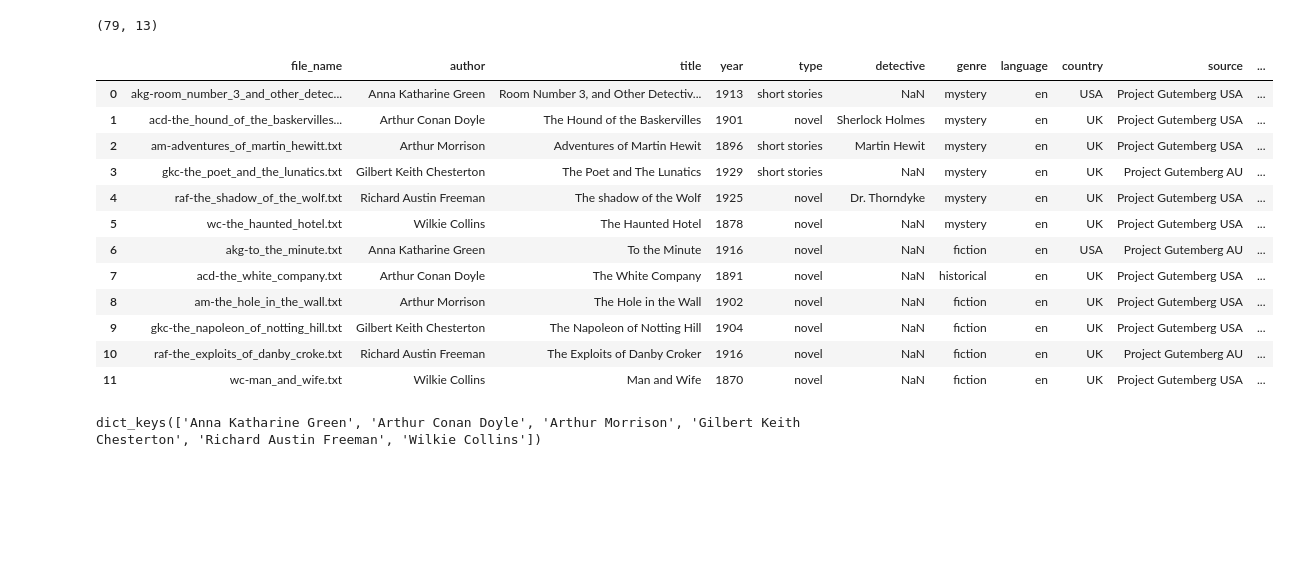
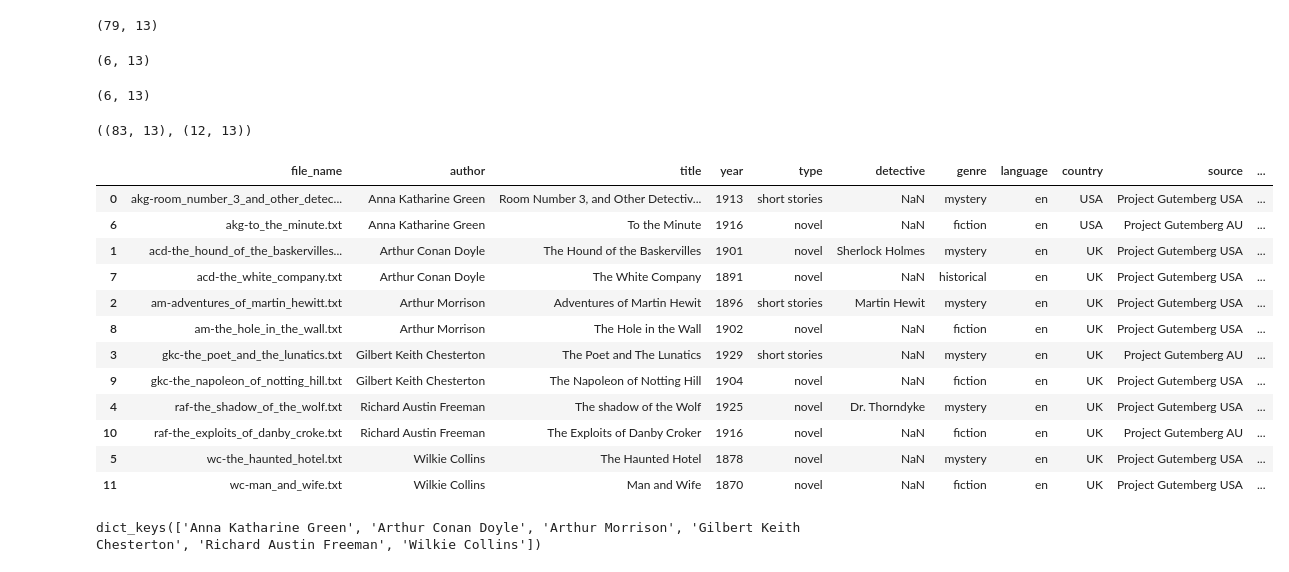
Before and after one commit to Elle518/whodunit-stylometry, a Jupyter notebook: notebooks/02_classic_stylometric_tests.ipynb, the cells around one changed output. Drawn from its saved outputs; the diff is of its cells as text; code cells hidden in the pictures; blank space fills up the shorter version.

```diff
--- a/notebooks/02_classic_stylometric_tests.ipynb
+++ b/notebooks/02_classic_stylometric_tests.ipynb
@@ -65,22 +63,32 @@ df_meta_f = df_meta[df_meta["genre"] == "mystery"].copy()
 df_meta_f.shape
 # %% [output]
 (79, 13)
+# %%
+# Nos quedamos con una muestra de 1 texto de misterio
+# por autor para probar la efectividad de los tests
+# para identificar al autor de un texto desconocido.
+df_test = df_meta_f.groupby("author", group_keys=False).sample(n=1, random_state=SEED)
+df_test.shape
+# %% [output]
+(6, 13)
 # %%
-# Nos quedamos con dos textos de prueba que no son del
+# Nos quedamos con 1 texto de prueba que no es del
 # género de misterio para poder evaluar la capacidad
 # de los métodos para discriminar con otros géneros
 df_test_nm = df_meta[df_meta["genre"] != "mystery"].groupby("author", group_keys=False).sample(n=1, random_state=SEED)
+df_test_nm.shape
+# %% [output]
+(6, 13)
 # %%
-# Nos quedamos con una muestra de 1 texto por
-# autor para probar la efectividad de los tests
-# para identificar al autor de un texto desconocido.
-df_test = df_meta_f.groupby("author", group_keys=False).sample(n=1, random_state=SEED)
-
 # Original sin las obras de prueba seleccionadas
-df_meta_f = df_meta_f.drop(index=df_test.index)
+df_meta_f = df_meta.drop(index=df_test.index)
+df_meta_f = df_meta_f.drop(index=df_test_nm.index)
 
 # Dataset de prueba con las obras de misterio y no misterio
 df_test = pd.concat([df_test, df_test_nm], ignore_index=True)
 
 df_test = df_test.reset_index(drop=True)
 df_meta_f = df_meta_f.reset_index(drop=True)
+df_meta_f.shape, df_test.shape
+# %% [output]
+((83, 13), (12, 13))
@@ -87,18 +97,18 @@ df_meta_f = df_meta_f.reset_index(drop=True)
 # %%
-df_test
+df_test.sort_values("author")
 # %% [output]
 |  | file_name | author | title | year | type | detective | genre | language | country | source | ... |
 | 0 | akg-room_number_3_and_other_detec... | Anna Katharine Green | Room Number 3, and Other Detectiv... | 1913 | short stories | NaN | mystery | en | USA | Project Gutemberg USA | ... |
+| 6 | akg-to_the_minute.txt | Anna Katharine Green | To the Minute | 1916 | novel | NaN | fiction | en | USA | Project Gutemberg AU | ... |
 | 1 | acd-the_hound_of_the_baskervilles... | Arthur Conan Doyle | The Hound of the Baskervilles | 1901 | novel | Sherlock Holmes | mystery | en | UK | Project Gutemberg USA | ... |
+| 7 | acd-the_white_company.txt | Arthur Conan Doyle | The White Company | 1891 | novel | NaN | historical | en | UK | Project Gutemberg USA | ... |
 | 2 | am-adventures_of_martin_hewitt.txt | Arthur Morrison | Adventures of Martin Hewit | 1896 | short stories | Martin Hewit | mystery | en | UK | Project Gutemberg USA | ... |
+| 8 | am-the_hole_in_the_wall.txt | Arthur Morrison | The Hole in the Wall | 1902 | novel | NaN | fiction | en | UK | Project Gutemberg USA | ... |
 | 3 | gkc-the_poet_and_the_lunatics.txt | Gilbert Keith Chesterton | The Poet and The Lunatics | 1929 | short stories | NaN | mystery | en | UK | Project Gutemberg AU | ... |
+| 9 | gkc-the_napoleon_of_notting_hill.txt | Gilbert Keith Chesterton | The Napoleon of Notting Hill | 1904 | novel | NaN | fiction | en | UK | Project Gutemberg USA | ... |
 | 4 | raf-the_shadow_of_the_wolf.txt | Richard Austin Freeman | The shadow of the Wolf | 1925 | novel | Dr. Thorndyke | mystery | en | UK | Project Gutemberg USA | ... |
+| 10 | raf-the_exploits_of_danby_croke.txt | Richard Austin Freeman | The Exploits of Danby Croker | 1916 | novel | NaN | fiction | en | UK | Project Gutemberg AU | ... |
 | 5 | wc-the_haunted_hotel.txt | Wilkie Collins | The Haunted Hotel | 1878 | novel | NaN | mystery | en | UK | Project Gutemberg USA | ... |
-| 6 | akg-to_the_minute.txt | Anna Katharine Green | To the Minute | 1916 | novel | NaN | fiction | en | USA | Project Gutemberg AU | ... |
-| 7 | acd-the_white_company.txt | Arthur Conan Doyle | The White Company | 1891 | novel | NaN | historical | en | UK | Project Gutemberg USA | ... |
-| 8 | am-the_hole_in_the_wall.txt | Arthur Morrison | The Hole in the Wall | 1902 | novel | NaN | fiction | en | UK | Project Gutemberg USA | ... |
-| 9 | gkc-the_napoleon_of_notting_hill.txt | Gilbert Keith Chesterton | The Napoleon of Notting Hill | 1904 | novel | NaN | fiction | en | UK | Project Gutemberg USA | ... |
-| 10 | raf-the_exploits_of_danby_croke.txt | Richard Austin Freeman | The Exploits of Danby Croker | 1916 | novel | NaN | fiction | en | UK | Project Gutemberg AU | ... |
 | 11 | wc-man_and_wife.txt | Wilkie Collins | Man and Wife | 1870 | novel | NaN | fiction | en | UK | Project Gutemberg USA | ... |
 # %%
 # Cargamos el corpus de los autores en un diccionario
```
Also changed, not shown: parts of 23 cells of this notebook.
